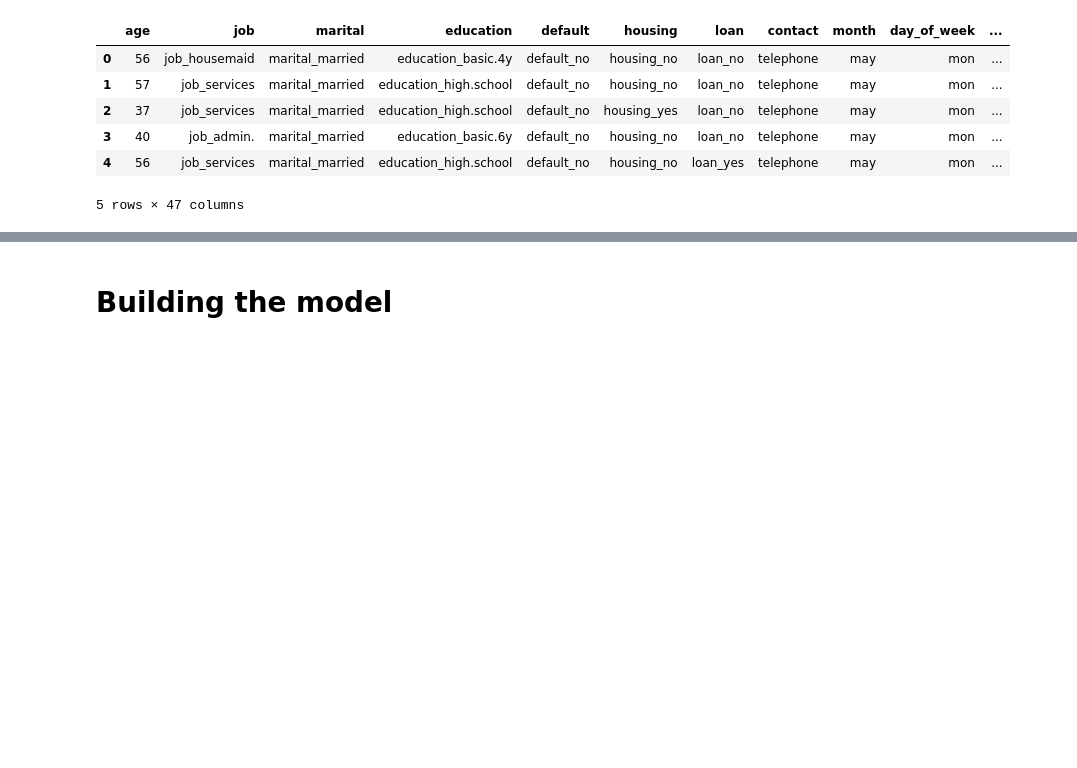
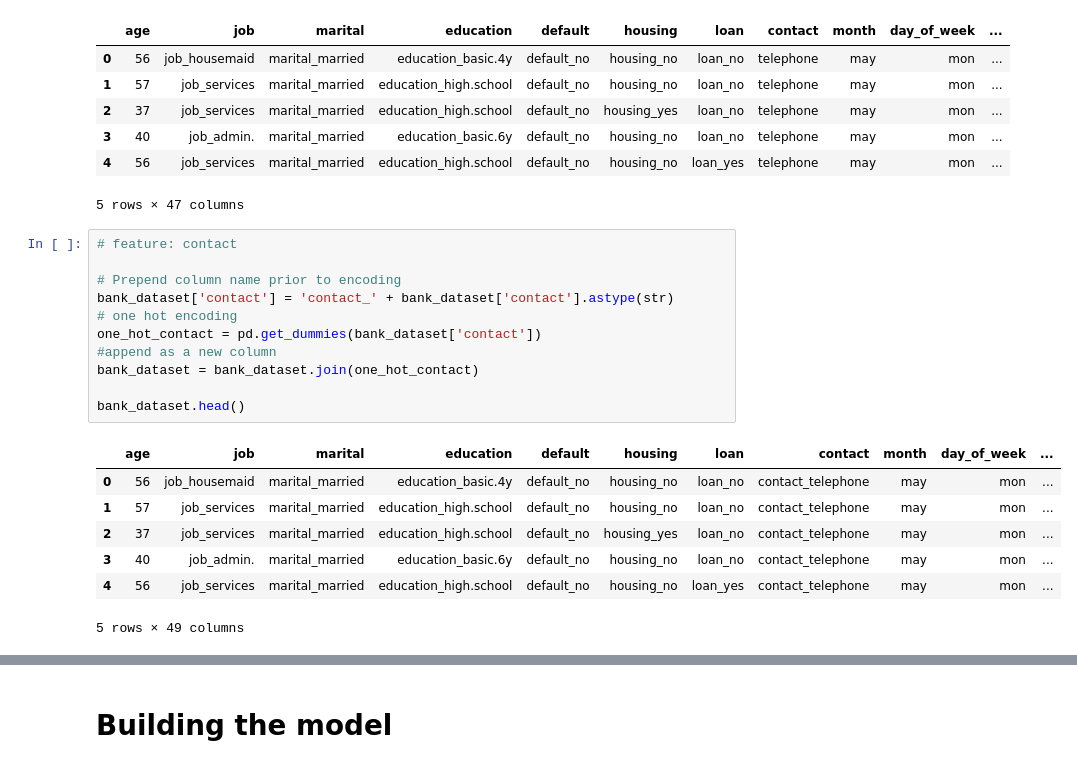
Before and after one commit to hdushan/optus_u_ai_ml_assignment, a Jupyter notebook: assignment.ipynb, the cells around one changed output, grey strips where cells are left out. Drawn from its saved outputs; the diff is of its cells as text; blank space fills up the shorter version.

```diff
--- a/assignment.ipynb
+++ b/assignment.ipynb
@@ -682,3 +662,22 @@ bank_dataset.head()
 | 3 | 40 | job_admin. | marital_married | education_basic.6y | default_no | housing_no | loan_no | telephone | may | mon | ... |
 | 4 | 56 | job_services | marital_married | education_high.school | default_no | housing_no | loan_yes | telephone | may | mon | ... |
 5 rows × 47 columns
+# %%
+# feature: contact
+
+# Prepend column name prior to encoding
+bank_dataset['contact'] = 'contact_' + bank_dataset['contact'].astype(str)
+# one hot encoding
+one_hot_contact = pd.get_dummies(bank_dataset['contact'])
+#append as a new column
+bank_dataset = bank_dataset.join(one_hot_contact)
+
+bank_dataset.head()
+# %% [output]
+|  | age | job | marital | education | default | housing | loan | contact | month | day_of_week | ... |
+| 0 | 56 | job_housemaid | marital_married | education_basic.4y | default_no | housing_no | loan_no | contact_telephone | may | mon | ... |
+| 1 | 57 | job_services | marital_married | education_high.school | default_no | housing_no | loan_no | contact_telephone | may | mon | ... |
+| 2 | 37 | job_services | marital_married | education_high.school | default_no | housing_yes | loan_no | contact_telephone | may | mon | ... |
+| 3 | 40 | job_admin. | marital_married | education_basic.6y | default_no | housing_no | loan_no | contact_telephone | may | mon | ... |
+| 4 | 56 | job_services | marital_married | education_high.school | default_no | housing_no | loan_yes | contact_telephone | may | mon | ... |
+5 rows × 49 columns
```
Also changed, not shown: parts of 17 cells of this notebook.
